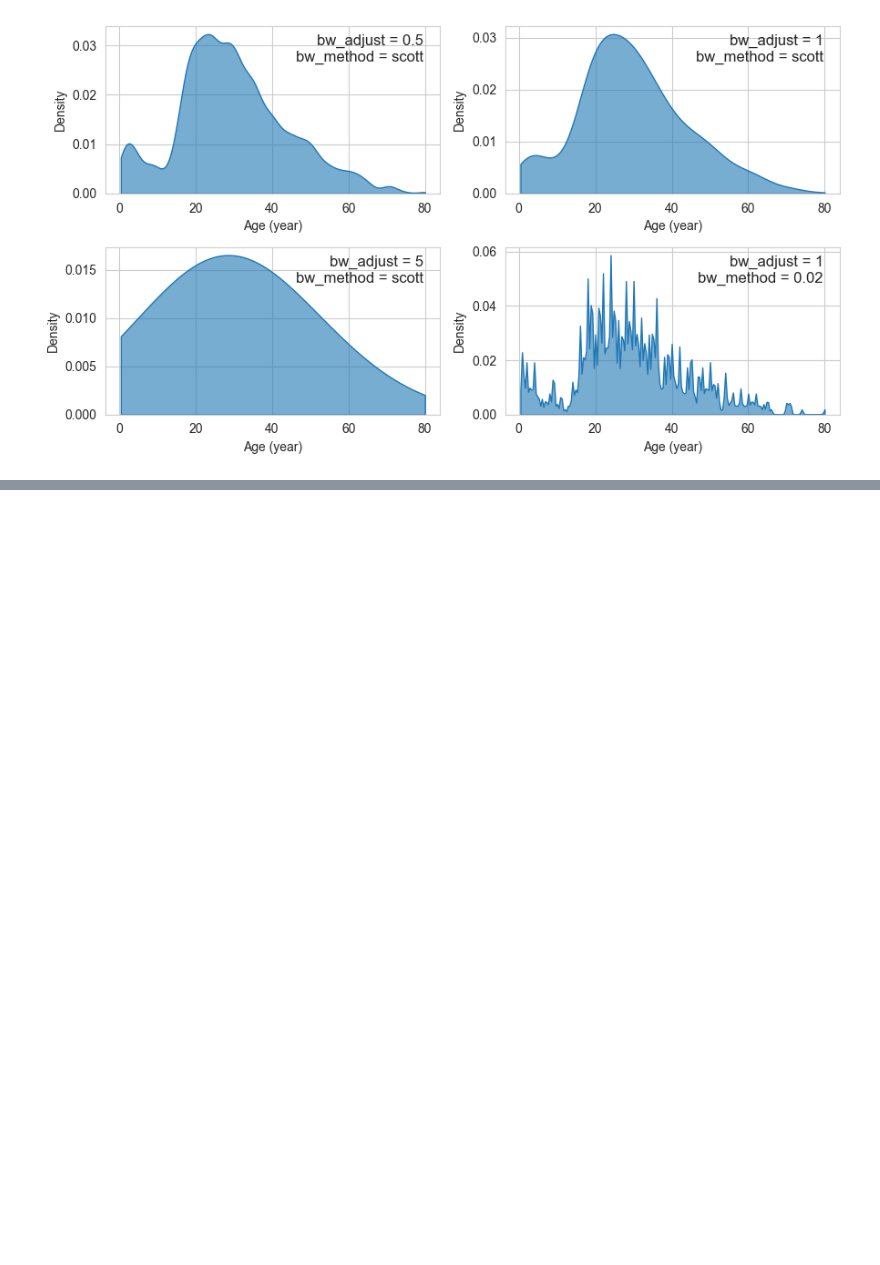
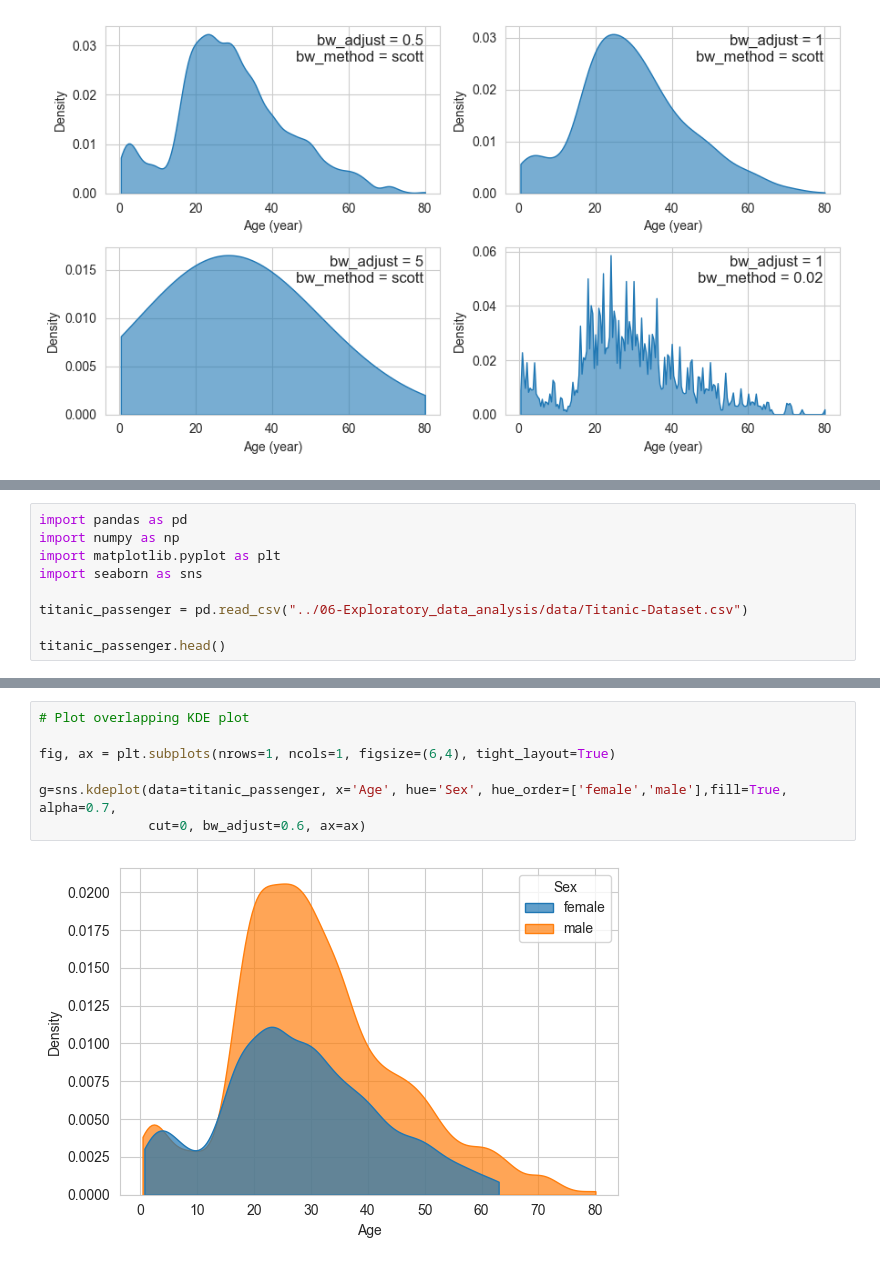
Before and after one commit to jieshu-wang-SBU/EST389_371_2026_spring, a Jupyter notebook: lectures/07-Data_visualization/07-02_visualize_distributions.ipynb, the cells around one changed output, grey strips where cells are left out. Drawn from its saved outputs; the diff is of its cells as text; blank space fills up the shorter version.

Commit message:
visualize proportions

```diff
--- a/lectures/07-Data_visualization/07-02_visualize_distributions.ipynb
+++ b/lectures/07-Data_visualization/07-02_visualize_distributions.ipynb
@@ -94,0 +97,9 @@ for bw_adjust, bw_method, ax in zip([0.5, 1, 5, 1],
+# %%
+import pandas as pd
+import numpy as np
+import matplotlib.pyplot as plt
+import seaborn as sns
+
+titanic_passenger = pd.read_csv("../06-Exploratory_data_analysis/data/Titanic-Dataset.csv")
+
+titanic_passenger.head()
@@ -94,0 +113,9 @@ for bw_adjust, bw_method, ax in zip([0.5, 1, 5, 1],
+# %%
+# Plot overlapping KDE plot
+
+fig, ax = plt.subplots(nrows=1, ncols=1, figsize=(6,4), tight_layout=True)
+
+g=sns.kdeplot(data=titanic_passenger, x='Age', hue='Sex', hue_order=['female','male'],fill=True, alpha=0.7,
+              cut=0, bw_adjust=0.6, ax=ax)
+# %% [output]
+[figure, added]
```
Also changed, not shown: parts of 25 cells of this notebook, 1 other file.
